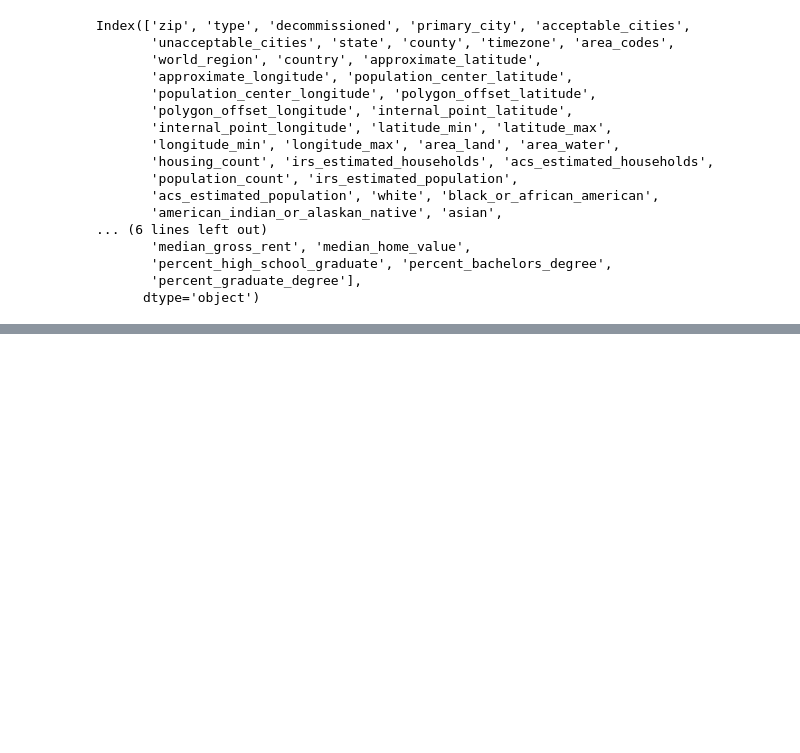
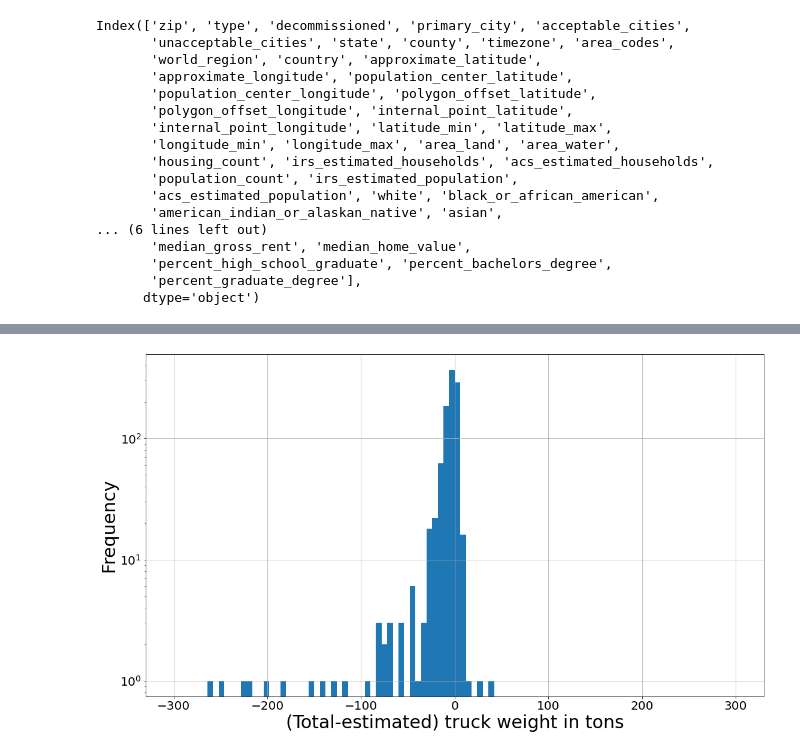
Before and after one commit to ssuchek/Travelers, a Jupyter notebook: Untitled.ipynb, the cells around one changed output, grey strips where cells are left out. Saved outputs shown, nothing was run; the diff lists cells and outputs as text; code cells hidden in the pictures; blank space fills up the shorter version.

```diff
--- a/Untitled.ipynb
+++ b/Untitled.ipynb
@@ -43,0 +362,11 @@ map = folium.Map(location=[31.906490, -98.624192], default_zoom_start=0.2)
+# %%
+lll = "Duck,breast,fried"
+x = format_and_regex(lll)
+
+lll = "  breast fried duck"
+regexp = re.compile(x)
+print(regexp)
+if regexp.search(lll):
+    print("Success")
+else:
+    print("Failure")
@@ -43,0 +401,4 @@ map = folium.Map(location=[31.906490, -98.624192], default_zoom_start=0.2)
+# %%
+import pandas as pd
+data = pd.read_csv("/Users/user/Documents/Pentatonic/Travelers/data/output/revised/single_year/claims_weight_db_matched.csv")
+data
@@ -43,0 +437,8 @@ map = folium.Map(location=[31.906490, -98.624192], default_zoom_start=0.2)
+# %%
+import re
+
+#mask = data["item_description"].fillna("").str.contains("((^|.*\\s)((?i:gypsums)|(?i:gypsum))(\\s+|\\s+.*\\s+)((?i:boards)|(?i:board))(\\s.*|$))", flags=re.IGNORECASE, regex=True)
+mask = data["item_description"].fillna("").str.contains("((^|.*\\s)(?i:drywall)(\\s.*|$))", flags=re.IGNORECASE, regex=True) | data["subcategory_prev"].fillna("").str.contains("((^|.*\\s)(?i:drywall)(\\s.*|$))", flags=re.IGNORECASE, regex=True)
+
+data.loc[mask, ["subcategory_prev", "item_description","pentatonic_id","weights_primary_desc","unit","max_unit","weight_lbs","weight_ustons","volume_cf","volume_cy","max_weight_lbs","max_weight_ustons","max_volume_cf","max_volume_cy"]]
+# inflection.pluralize("cars")
@@ -43,0 +566,21 @@ map = folium.Map(location=[31.906490, -98.624192], default_zoom_start=0.2)
+# %%
+import matplotlib.pyplot as plt
+
+# Plot only difference between total weights
+# Number of bins 100, range from -300 to +300 tonnes
+plot = claim_id_data["excessive_truck_weight"].hist(bins=100, range=(-300, 300), grid=True)
+
+plt.xlabel('(Total-estimated) truck weight in tons', fontsize=30)
+plt.ylabel('Frequency', fontsize=30)
+
+plt.xticks(fontsize=20)
+plt.yticks(fontsize=20)
+
+fig = matplotlib.pyplot.gcf()
+fig.set_size_inches(18.5, 10.5, forward=True)
+
+plt.yscale("log")
+
+plt.savefig('data/output/revised/single_year/excessive_truck_weight_frequency_logscale.png')
+# %% [output]
+[figure, added]
```
Also changed, not shown: parts of 58 cells of this notebook, 19 other files.
